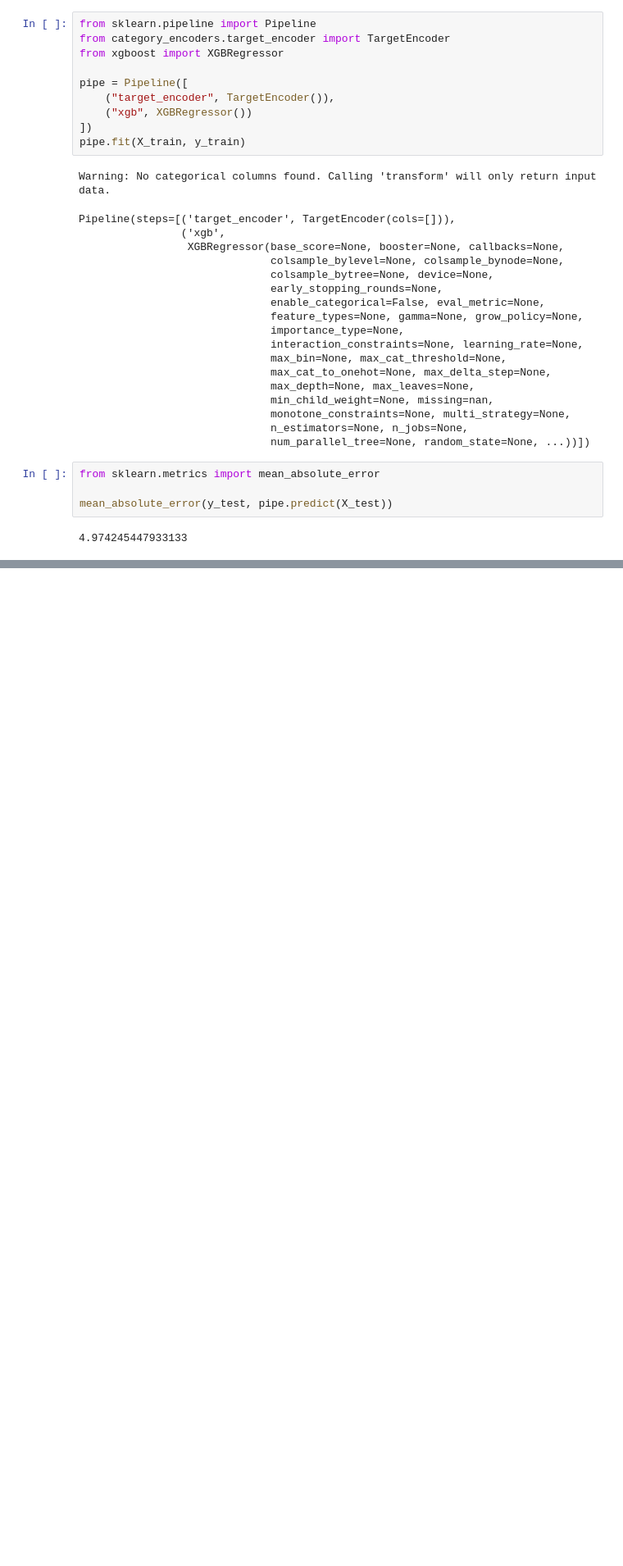
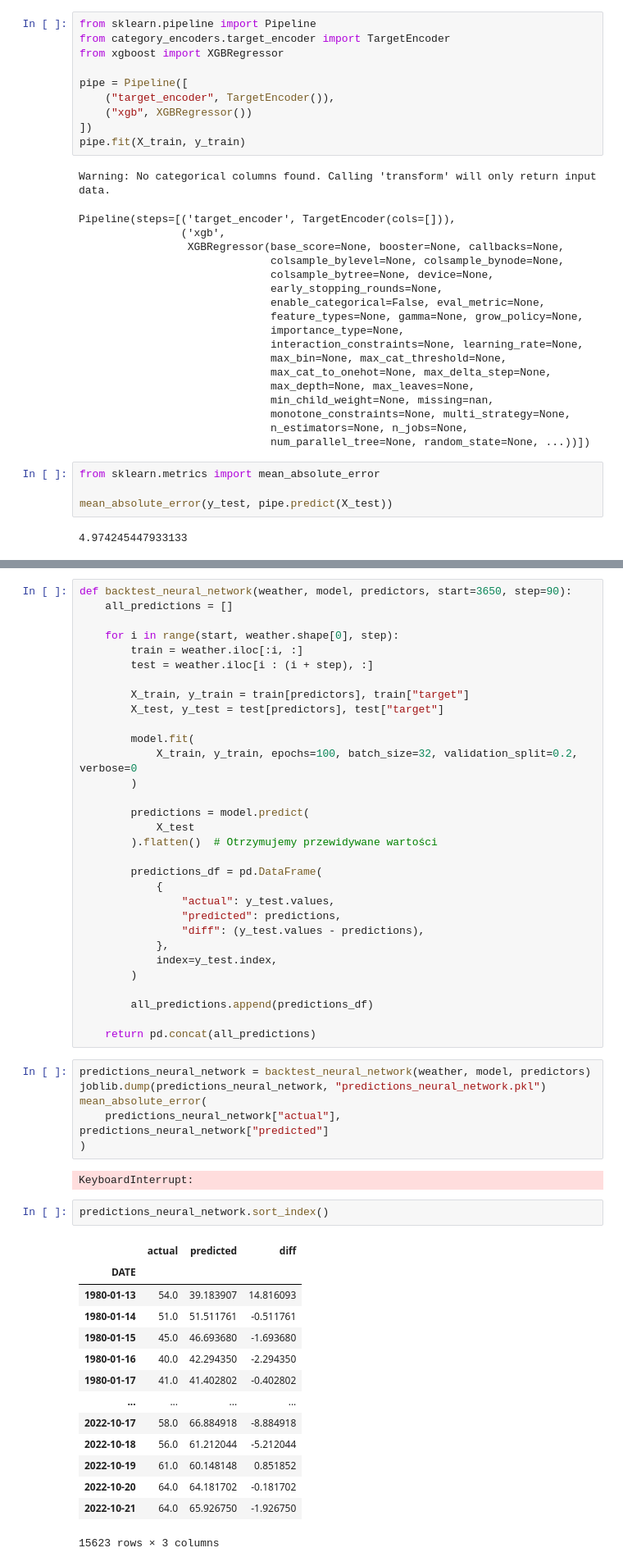
Before and after one commit to oskargawr/weather-predictions, a Jupyter notebook: PredictionsModel/predictive.ipynb, the cells around one changed output, grey strips where cells are left out. Shown: that part at 82% size. Cells and saved outputs as stored; diff of their text form; blank space fills up the shorter version.

Commit message:
added a neural network, and random forest

```diff
--- a/PredictionsModel/predictive.ipynb
+++ b/PredictionsModel/predictive.ipynb
@@ -230,0 +322,56 @@ plt.show()
+# %%
+def backtest_neural_network(weather, model, predictors, start=3650, step=90):
+    all_predictions = []
+
+    for i in range(start, weather.shape[0], step):
+        train = weather.iloc[:i, :]
+        test = weather.iloc[i : (i + step), :]
+
+        X_train, y_train = train[predictors], train["target"]
+        X_test, y_test = test[predictors], test["target"]
+
+        model.fit(
+            X_train, y_train, epochs=100, batch_size=32, validation_split=0.2, verbose=0
+        )
+
+        predictions = model.predict(
+            X_test
+        ).flatten()  # Otrzymujemy przewidywane wartości
+
+        predictions_df = pd.DataFrame(
+            {
+                "actual": y_test.values,
+                "predicted": predictions,
+                "diff": (y_test.values - predictions),
+            },
+            index=y_test.index,
+        )
+
+        all_predictions.append(predictions_df)
+
+    return pd.concat(all_predictions)
+# %%
+predictions_neural_network = backtest_neural_network(weather, model, predictors)
+joblib.dump(predictions_neural_network, "predictions_neural_network.pkl")
+mean_absolute_error(
+    predictions_neural_network["actual"], predictions_neural_network["predicted"]
+)
+# %% [output]
+KeyboardInterrupt:
+# %%
+predictions_neural_network.sort_index()
+# %% [output]
+|  | actual | predicted | diff |
+| DATE |  |  |  |
+| 1980-01-13 | 54.0 | 39.183907 | 14.816093 |
+| 1980-01-14 | 51.0 | 51.511761 | -0.511761 |
+| 1980-01-15 | 45.0 | 46.693680 | -1.693680 |
+| 1980-01-16 | 40.0 | 42.294350 | -2.294350 |
+| 1980-01-17 | 41.0 | 41.402802 | -0.402802 |
+| ... | ... | ... | ... |
+| 2022-10-17 | 58.0 | 66.884918 | -8.884918 |
+| 2022-10-18 | 56.0 | 61.212044 | -5.212044 |
+| 2022-10-19 | 61.0 | 60.148148 | 0.851852 |
+| 2022-10-20 | 64.0 | 64.181702 | -0.181702 |
+| 2022-10-21 | 64.0 | 65.926750 | -1.926750 |
+15623 rows × 3 columns
```
Also changed, not shown: parts of 18 cells of this notebook, 6 other files.
